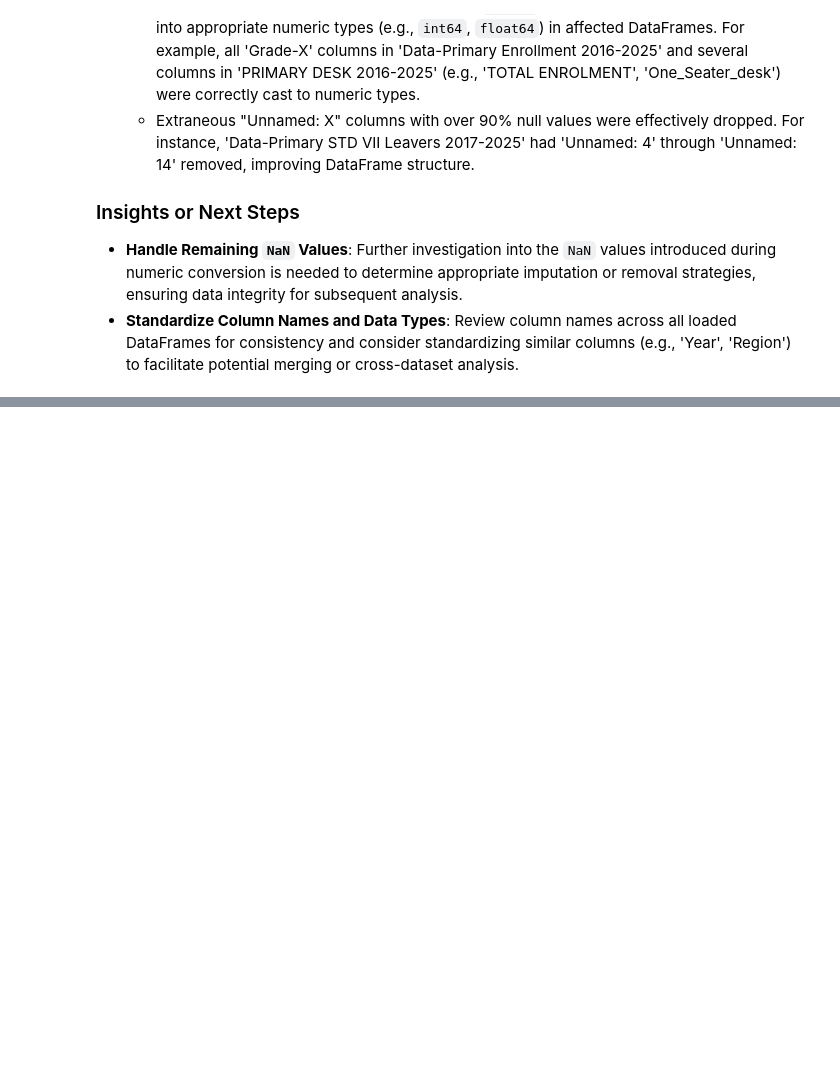
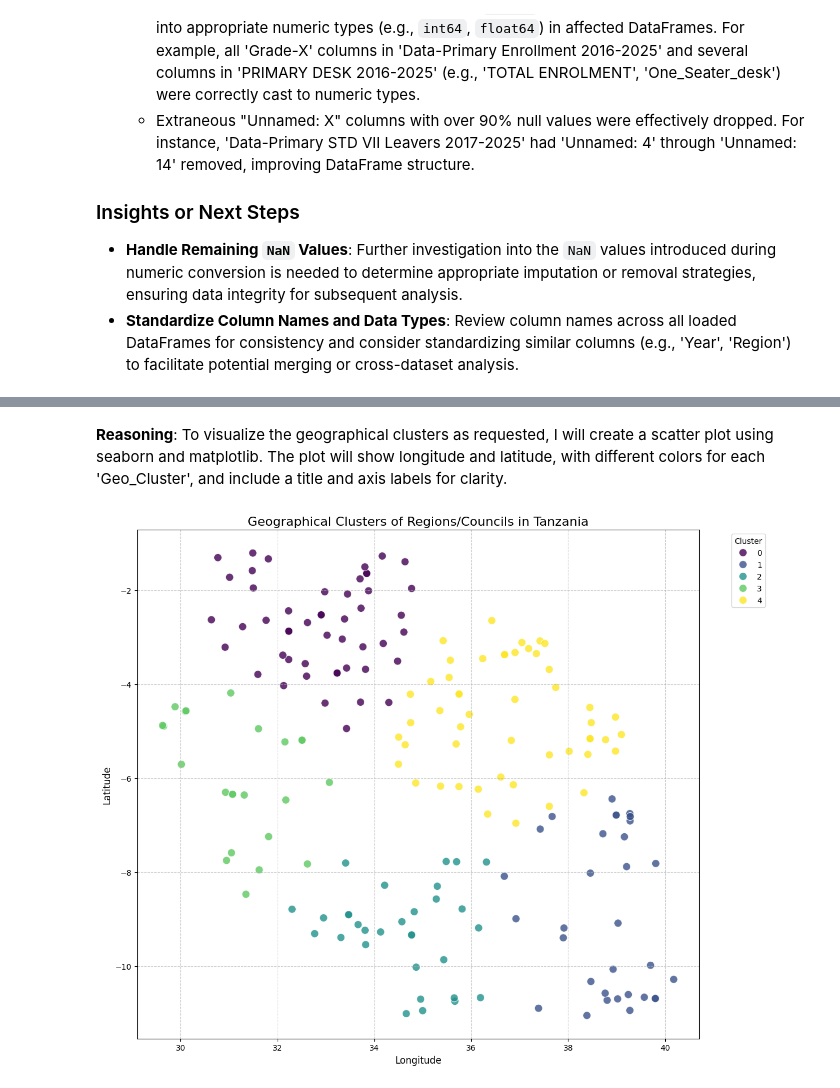
Before and after one commit to kadefue/MoEST, a Jupyter notebook: MoEST_Modeling.ipynb, the cells around one changed output, grey strips where cells are left out. Cells and saved outputs as stored; diff of their text form; code cells hidden in the pictures; blank space fills up the shorter version.

```diff
--- a/MoEST_Modeling.ipynb
+++ b/MoEST_Modeling.ipynb
@@ -272,0 +2097,23 @@ Yes, all relevant datasets have been successfully loaded and are now cleaner and
+# %%
+from sklearn.cluster import KMeans
+
+# Ensure Latitude and Longitude are numeric and handle nulls
+geo_data['Latitude'] = pd.to_numeric(geo_data['Latitude'], errors='coerce')
+geo_data['Longitude'] = pd.to_numeric(geo_data['Longitude'], errors='coerce')
+geo_data.dropna(subset=['Latitude', 'Longitude'], inplace=True)
+
+# Select the coordinates for clustering
+X = geo_data[['Latitude', 'Longitude']]
+
+# Instantiate KMeans model
+n_clusters = 5 # Example: choosing 5 clusters
+kmeans = KMeans(n_clusters=n_clusters, random_state=42, n_init=10) # n_init for modern scikit-learn versions
+
+# Fit the model and add cluster labels to geo_data
+geo_data['Geo_Cluster'] = kmeans.fit_predict(X)
+
+print("--- geo_data after adding Geo_Cluster column ---")
+print("First 5 rows with Latitude, Longitude, and Geo_Cluster:")
+print(geo_data.head())
+print("\nDataFrame Info:")
+geo_data.info()
@@ -272,0 +2166,27 @@ Yes, all relevant datasets have been successfully loaded and are now cleaner and
+# %% [markdown]
+**Reasoning**:
+To visualize the geographical clusters as requested, I will create a scatter plot using seaborn and matplotlib. The plot will show longitude and latitude, with different colors for each 'Geo_Cluster', and include a title and axis labels for clarity.
+# %%
+import matplotlib.pyplot as plt
+import seaborn as sns
+
+plt.figure(figsize=(12, 10))
+sns.scatterplot(
+    data=geo_data,
+    x='Longitude',
+    y='Latitude',
+    hue='Geo_Cluster',
+    palette='viridis',
+    s=100, # Adjust point size for better visibility
+    alpha=0.8
+)
+
+plt.title('Geographical Clusters of Regions/Councils in Tanzania', fontsize=16)
+plt.xlabel('Longitude', fontsize=12)
+plt.ylabel('Latitude', fontsize=12)
+plt.legend(title='Cluster', bbox_to_anchor=(1.05, 1), loc='upper left')
+plt.grid(True, linestyle='--', alpha=0.6)
+plt.tight_layout()
+plt.show()
+# %% [output]
+[figure, added]
```
Also changed, not shown: parts of 89 cells of this notebook.
